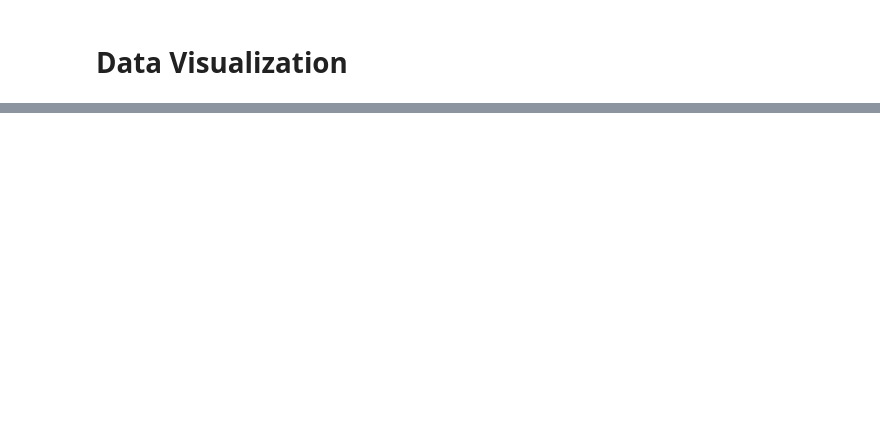
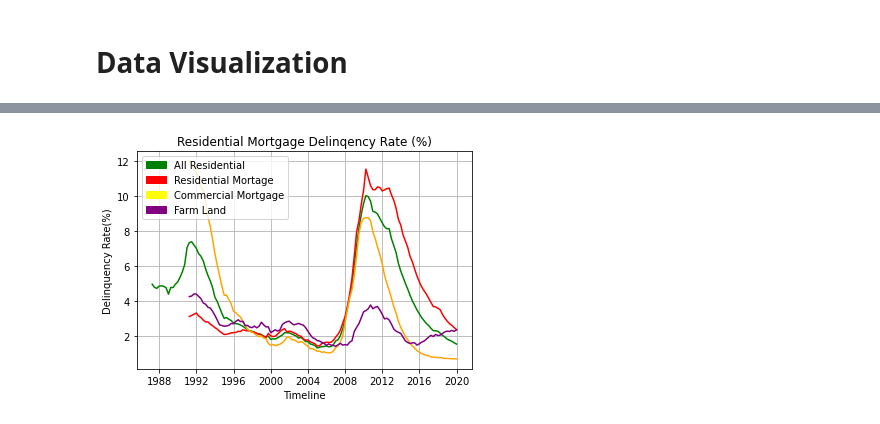
Before and after one commit to melodymeow/Mortgage_Defaut_Analysis, a Jupyter notebook: Melody_PYTH_225_Final_Project.ipynb, the cells around one changed output, grey strips where cells are left out. Drawn from its saved outputs; the diff is of its cells as text; code cells hidden in the pictures; blank space fills up the shorter version.

```diff
--- a/Melody_PYTH_225_Final_Project.ipynb
+++ b/Melody_PYTH_225_Final_Project.ipynb
@@ -279,0 +275,27 @@ ny_hpi_dq['30-89 days Delinq'].corr(ny_hpi_dq['HPI'])
+# %%
+#line chart wiht multiple lines
+x_lables = dq['Date']
+y_dq_all = dq['All Real Estate Loan']
+y_dq_resi = dq['Residential']
+y_dq_comm = dq['Commercial']
+y_dq_farm = dq['Farmland']
+
+plt.plot(y_dq_all,color = 'green')
+plt.plot(y_dq_resi,color = 'red')
+plt.plot(y_dq_comm,color = 'orange')
+plt.plot(y_dq_farm,color = 'purple')
+
+plt.title('Residential Mortgage Delinqency Rate (%)')
+plt.xlabel('Timeline')
+plt.ylabel('Delinquency Rate(%)')
+
+green_patch = mpatches.Patch(color='green',label='All Residential')
+red_patch = mpatches.Patch(color='red',label='Residential Mortage')
+orange_patch = mpatches.Patch(color='yellow',label = 'Commercial Mortgage')
+purple_patch = mpatches.Patch(color='purple',label = 'Farm Land')
+plt.legend(handles=[green_patch,red_patch,orange_patch,purple_patch])
+
+plt.grid(True)
+plt.show()
+# %% [output]
+[figure, added]
```
Also changed, not shown: parts of 38 cells of this notebook.
